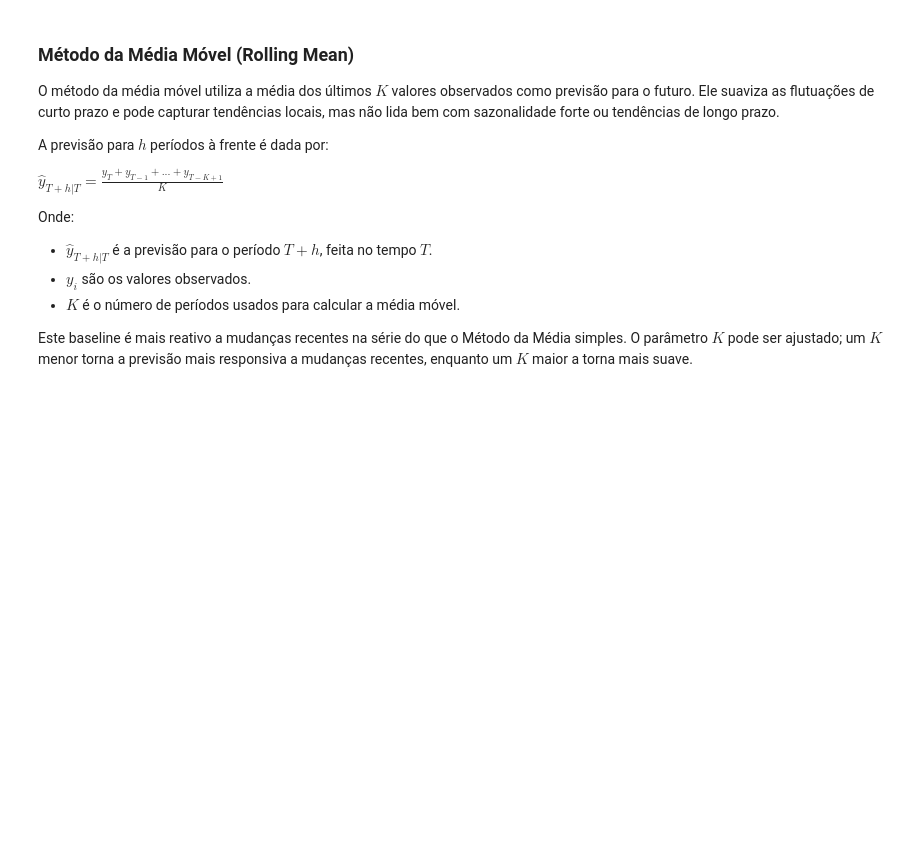
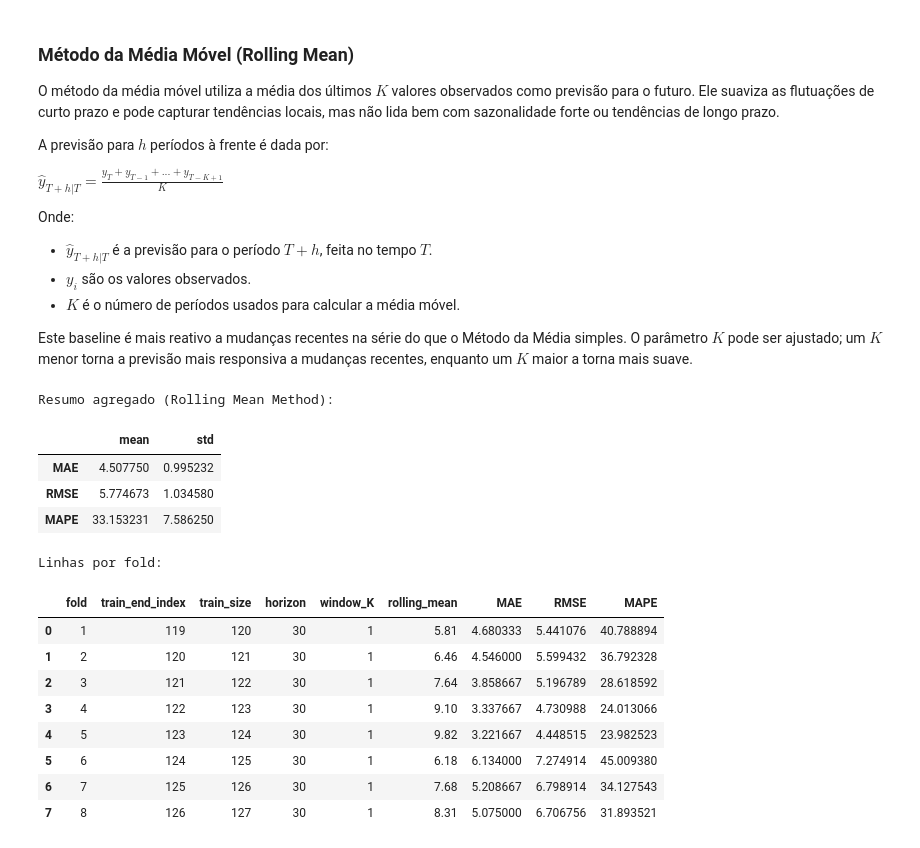
Before and after one commit to eduardammag/time-series, a Jupyter notebook: baselines/Baselines.ipynb, the cells around one changed output. Drawn from its saved outputs; the diff is of its cells as text; code cells hidden in the pictures; blank space fills up the shorter version.

```diff
--- a/baselines/Baselines.ipynb
+++ b/baselines/Baselines.ipynb
@@ -377,0 +754,28 @@ Este baseline é mais reativo a mudanças recentes na série do que o Método da
+# %%
+# agregados
+agg = res_rolling_mean.agg({
+    "MAE": ["mean","std"],
+    "RMSE": ["mean","std"],
+    "MAPE": ["mean","std"]
+}).T
+print("Resumo agregado (Rolling Mean Method):")
+display(agg)
+
+print("\nLinhas por fold:")
+display(res_rolling_mean)
+# %% [output]
+Resumo agregado (Rolling Mean Method):
+|  | mean | std |
+| MAE | 4.507750 | 0.995232 |
+| RMSE | 5.774673 | 1.034580 |
+| MAPE | 33.153231 | 7.586250 |
+Linhas por fold:
+|  | fold | train_end_index | train_size | horizon | window_K | rolling_mean | MAE | RMSE | MAPE |
+| 0 | 1 | 119 | 120 | 30 | 1 | 5.81 | 4.680333 | 5.441076 | 40.788894 |
+| 1 | 2 | 120 | 121 | 30 | 1 | 6.46 | 4.546000 | 5.599432 | 36.792328 |
+| 2 | 3 | 121 | 122 | 30 | 1 | 7.64 | 3.858667 | 5.196789 | 28.618592 |
+| 3 | 4 | 122 | 123 | 30 | 1 | 9.10 | 3.337667 | 4.730988 | 24.013066 |
+| 4 | 5 | 123 | 124 | 30 | 1 | 9.82 | 3.221667 | 4.448515 | 23.982523 |
+| 5 | 6 | 124 | 125 | 30 | 1 | 6.18 | 6.134000 | 7.274914 | 45.009380 |
+| 6 | 7 | 125 | 126 | 30 | 1 | 7.68 | 5.208667 | 6.798914 | 34.127543 |
+| 7 | 8 | 126 | 127 | 30 | 1 | 8.31 | 5.075000 | 6.706756 | 31.893521 |
```
Also changed, not shown: parts of 15 cells of this notebook.
